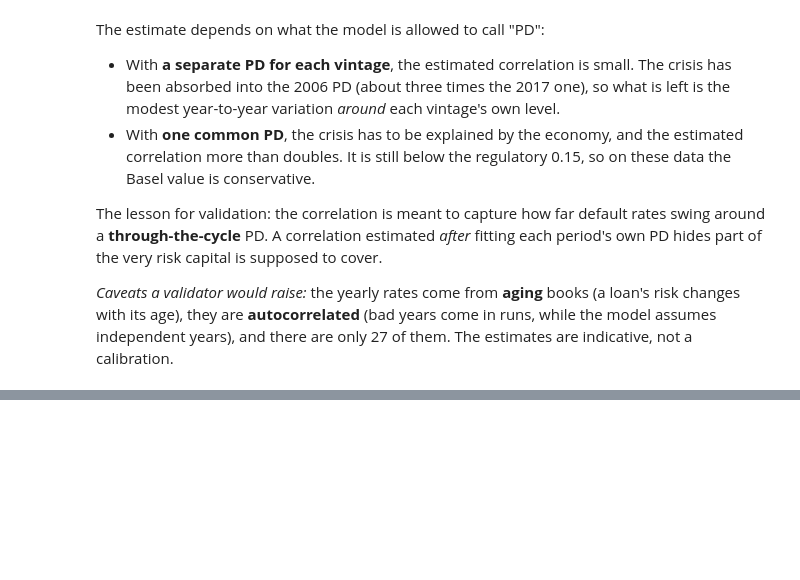
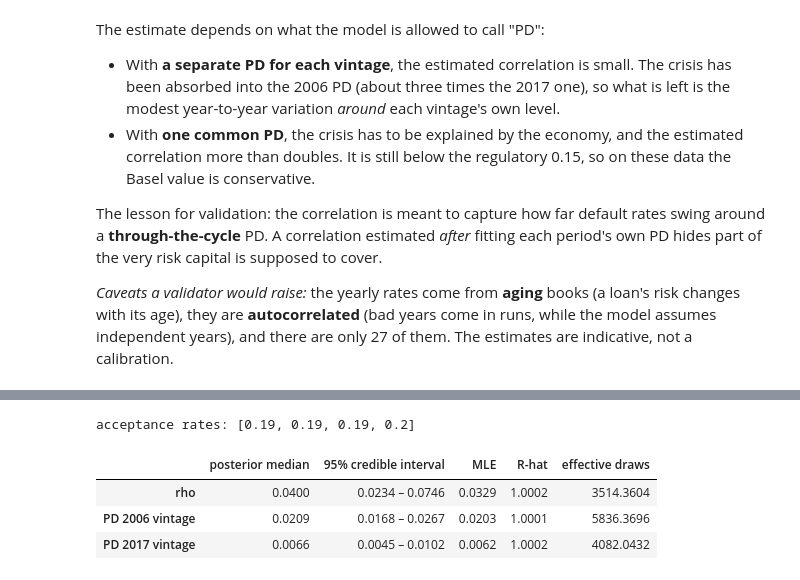
Before and after one commit to AMauGomez/mortgage-credit-risk, a Jupyter notebook: notebooks/05_portfolio_loss_simulation.ipynb, the cells around one changed output, grey strips where cells are left out. Drawn from its saved outputs; the diff is of its cells as text; code cells hidden in the pictures; blank space fills up the shorter version.

```diff
--- a/notebooks/05_portfolio_loss_simulation.ipynb
+++ b/notebooks/05_portfolio_loss_simulation.ipynb
@@ -262,0 +272,63 @@ The lesson for validation: the correlation is meant to capture how far default r
+# %%
+def log_posterior(theta):
+    eta, u06, u17 = theta
+    rho = 1 / (1 + np.exp(-eta))
+    pd06, pd17 = norm.cdf(u06), norm.cdf(u17)
+    if not (0 < pd06 < 1 and 0 < pd17 < 1 and 1e-6 < rho < 1 - 1e-6):
+        return -np.inf
+    loglik = vasicek_loglik(series[2006], pd06, rho) + vasicek_loglik(series[2017], pd17, rho)
+    log_jacobian = np.log(rho) + np.log(1 - rho) + norm.logpdf(u06) + norm.logpdf(u17)
+    return loglik + log_jacobian
+
+def metropolis(start, n_iter=20_000, step=(0.45, 0.12, 0.12), seed=0):
+    r = np.random.default_rng(seed)
+    chain = np.empty((n_iter, 3))
+    theta, lp, accepted = np.array(start, float), log_posterior(start), 0
+    for i in range(n_iter):
+        proposal = theta + r.normal(0, step)
+        lp_new = log_posterior(proposal)
+        if np.log(r.uniform()) < lp_new - lp:          # Metropolis acceptance rule
+            theta, lp, accepted = proposal, lp_new, accepted + 1
+        chain[i] = theta
+    return chain, accepted / n_iter
+
+starts = [(-4.0, -2.5, -3.0), (-1.0, -1.5, -2.0), (-3.0, -2.0, -2.2), (-2.0, -1.8, -2.8)]
+runs = [metropolis(s, seed=k) for k, s in enumerate(starts)]
+burn = 5_000
+chains = np.stack([c[burn:] for c, _ in runs])                     # chains x draws x parameters
+to_natural = lambda a: np.stack([1 / (1 + np.exp(-a[..., 0])), norm.cdf(a[..., 1]), norm.cdf(a[..., 2])], axis=-1)
+draws = to_natural(chains)
+names = ["rho", "PD 2006 vintage", "PD 2017 vintage"]
+
+def r_hat(x):              # Gelman-Rubin potential scale reduction, x: chains x draws
+    m, n = x.shape
+    between = n * x.mean(axis=1).var(ddof=1)
+    within = x.var(axis=1, ddof=1).mean()
+    return np.sqrt(((n - 1) / n * within + between / n) / within)
+
+def ess(x):                # effective sample size from the pooled autocorrelation (initial positive sequence)
+    m, n = x.shape
+    xc = x - x.mean(axis=1, keepdims=True)
+    acf = np.mean([np.correlate(c, c, "full")[n - 1:] / (c @ c) for c in xc], axis=0)
+    s = 0.0
+    for k in range(1, n):
+        if acf[k] < 0.05:
+            break
+        s += acf[k]
+    return m * n / (1 + 2 * s)
+
+posterior = pd.DataFrame({
+    "posterior median": [np.median(draws[..., j]) for j in range(3)],
+    "95% credible interval": [f"{np.quantile(draws[..., j], 0.025):.4f} – {np.quantile(draws[..., j], 0.975):.4f}" for j in range(3)],
+    "MLE": [1 / (1 + np.exp(-fit.x[0])), norm.cdf(fit.x[1]), norm.cdf(fit.x[2])],
+    "R-hat": [r_hat(draws[..., j]) for j in range(3)],
+    "effective draws": [ess(draws[..., j]) for j in range(3)],
+}, index=names)
+print("acceptance rates:", [round(a, 2) for _, a in runs])
+posterior
+# %% [output]
+acceptance rates: [0.19, 0.19, 0.19, 0.2]
+|  | posterior median | 95% credible interval | MLE | R-hat | effective draws |
+| rho | 0.0400 | 0.0234 – 0.0746 | 0.0329 | 1.0002 | 3514.3604 |
+| PD 2006 vintage | 0.0209 | 0.0168 – 0.0267 | 0.0203 | 1.0001 | 5836.3696 |
+| PD 2017 vintage | 0.0066 | 0.0045 – 0.0102 | 0.0062 | 1.0002 | 4082.0432 |
```
Also changed, not shown: parts of 3 cells of this notebook, 7 other files.
